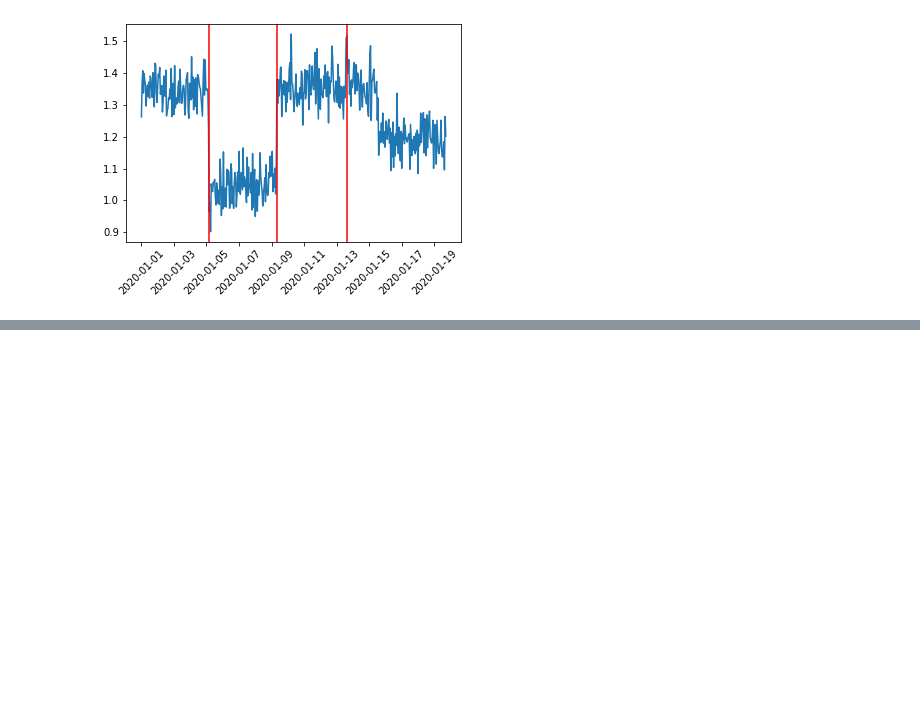
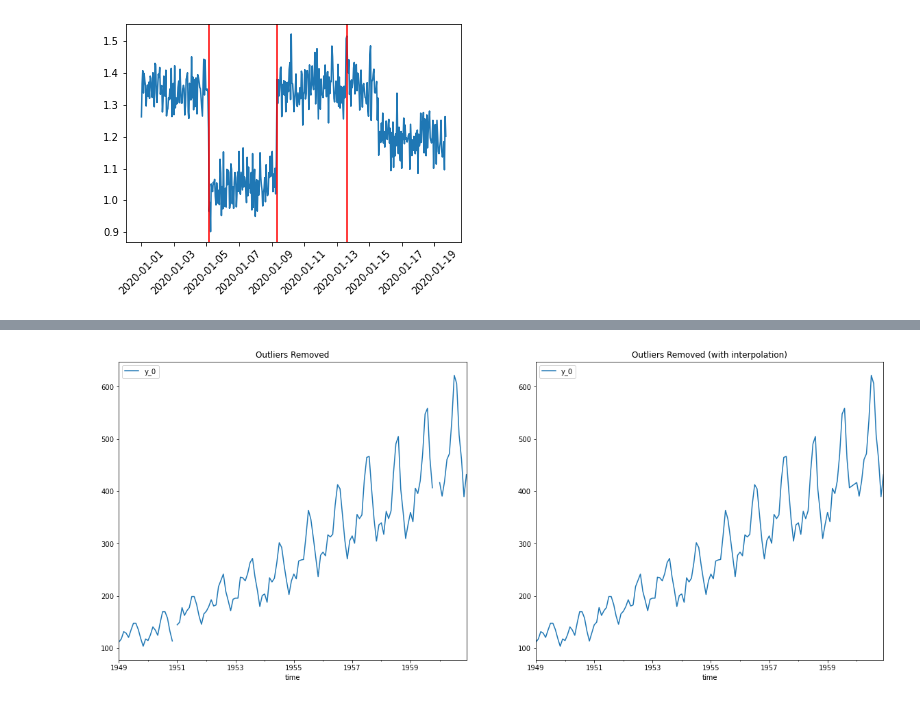
Before and after one commit to bcheng004/Kats-example, a Jupyter notebook: notebooks/bcheng004_Kats_windows.ipynb, the cells around one changed output, grey strips where cells are left out. Saved outputs shown, nothing was run; the diff lists cells and outputs as text; code cells hidden in the pictures; blank space fills up the shorter version.

Commit message:
finish MultivariateAnomalyDetector notes

```diff
--- a/notebooks/bcheng004_Kats_windows.ipynb
+++ b/notebooks/bcheng004_Kats_windows.ipynb
@@ -202,0 +205,10 @@ rs_detector_2.plot(rs_change_points_2)
+# %%
+from kats.detectors.outlier import OutlierDetector
+air_passengers_df_outliers = pd.read_csv(retrieve_example_url(csv_name='air_passengers'))
+air_passengers_df_outliers.columns = ['time','value']
+air_passengers_df_outliers.loc[air_passengers_df_outliers.time == '1950-12-01','value']*=5
+air_passengers_df_outliers.loc[air_passengers_df_outliers.time == '1959-12-01','value']*=4
+air_passengers_ts_outliers = TimeSeriesData(air_passengers_df_outliers)
+ts_outlierDetector = OutlierDetector(air_passengers_ts_outliers,'additive')
+ts_outlierDetector.detector()
+ts_outlierDetector.outliers[0]
@@ -202,0 +219,13 @@ rs_detector_2.plot(rs_change_points_2)
+# %%
+air_passengers_ts_remove_outlier = ts_outlierDetector.remover(interpolate=False)
+air_passengers_ts_remove_outlier_interpolate = ts_outlierDetector.remover(interpolate=True)
+fig, ax = plt.subplots(figsize=(20,8),nrows=1,ncols=2)
+x_label,y_label = 'time','y_0'
+rmv_title, inter_title = 'Outliers Removed','Outliers Removed (with interpolation)'
+air_passengers_ts_remove_outlier.to_dataframe().plot(x=x_label,y=y_label,ax=ax[0])
+air_passengers_ts_remove_outlier_interpolate.to_dataframe().plot(x=x_label,y=y_label,ax=ax[1])
+ax[0].set_title(rmv_title)
+ax[1].set_title(inter_title)
+plt.show()
+# %% [output]
+[figure, added]
```
Also changed, not shown: parts of 4 cells of this notebook.
